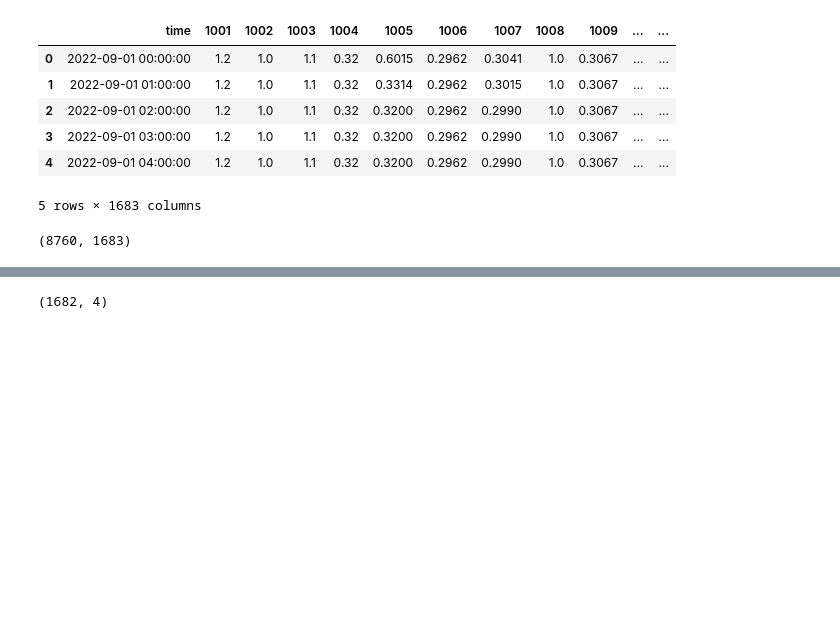
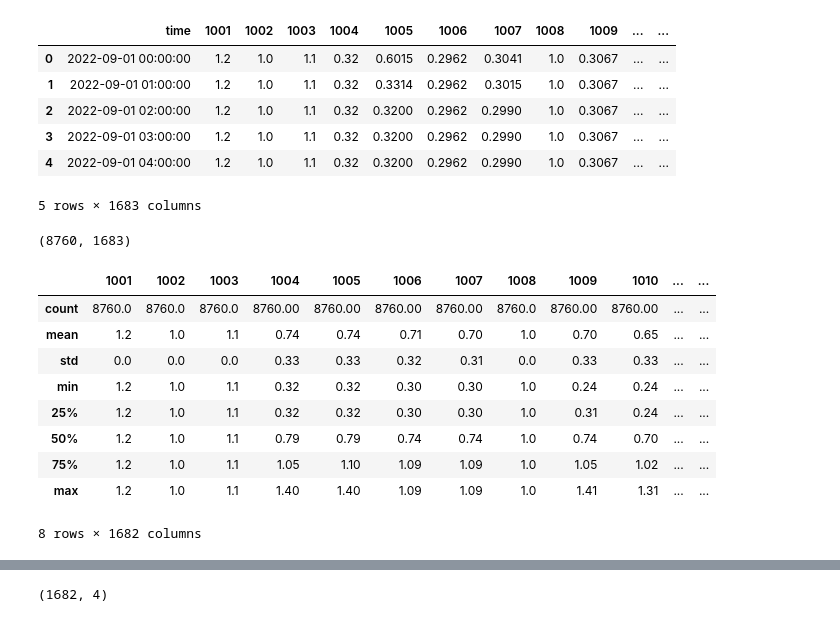
Before and after one commit to nareeratm/capstone_ev, a Jupyter notebook: EDA.ipynb, the cells around one changed output, grey strips where cells are left out. Cells and saved outputs as stored; diff of their text form; code cells hidden in the pictures; blank space fills up the shorter version.

```diff
--- a/EDA.ipynb
+++ b/EDA.ipynb
@@ -64,3 +64,16 @@ price.head()
 price.shape
 # %% [output]
 (8760, 1683)
+# %%
+price.describe().round(2)
+# %% [output]
+|  | 1001 | 1002 | 1003 | 1004 | 1005 | 1006 | 1007 | 1008 | 1009 | 1010 | ... | ... |
+| count | 8760.0 | 8760.0 | 8760.0 | 8760.00 | 8760.00 | 8760.00 | 8760.00 | 8760.0 | 8760.00 | 8760.00 | ... | ... |
+| mean | 1.2 | 1.0 | 1.1 | 0.74 | 0.74 | 0.71 | 0.70 | 1.0 | 0.70 | 0.65 | ... | ... |
+| std | 0.0 | 0.0 | 0.0 | 0.33 | 0.33 | 0.32 | 0.31 | 0.0 | 0.33 | 0.33 | ... | ... |
+| min | 1.2 | 1.0 | 1.1 | 0.32 | 0.32 | 0.30 | 0.30 | 1.0 | 0.24 | 0.24 | ... | ... |
+| 25% | 1.2 | 1.0 | 1.1 | 0.32 | 0.32 | 0.30 | 0.30 | 1.0 | 0.31 | 0.24 | ... | ... |
+| 50% | 1.2 | 1.0 | 1.1 | 0.79 | 0.79 | 0.74 | 0.74 | 1.0 | 0.74 | 0.70 | ... | ... |
+| 75% | 1.2 | 1.0 | 1.1 | 1.05 | 1.10 | 1.09 | 1.09 | 1.0 | 1.05 | 1.02 | ... | ... |
+| max | 1.2 | 1.0 | 1.1 | 1.40 | 1.40 | 1.09 | 1.09 | 1.0 | 1.41 | 1.31 | ... | ... |
+8 rows × 1682 columns
```
Also changed, not shown: parts of 24 cells of this notebook, 3 other files.
